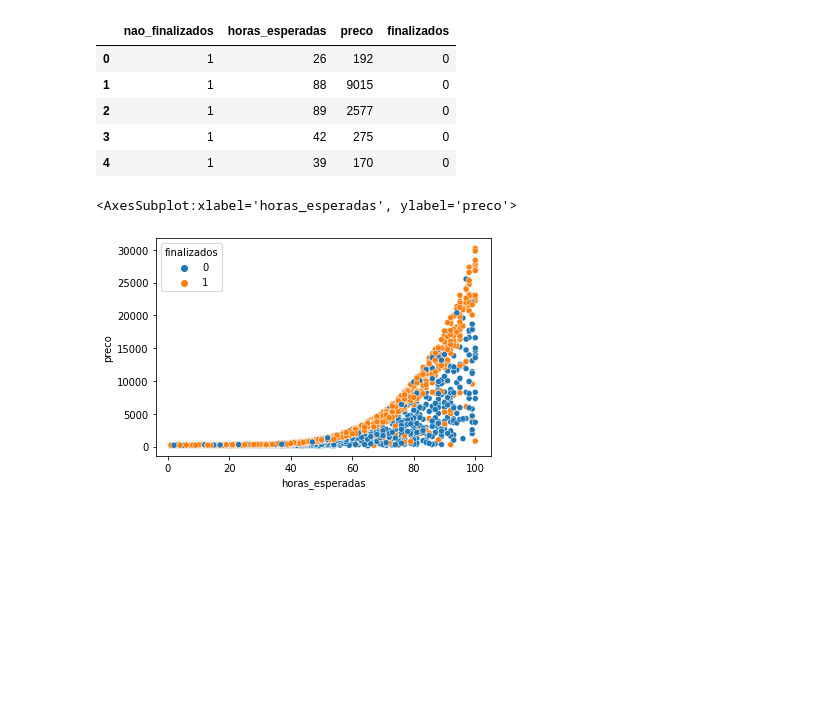
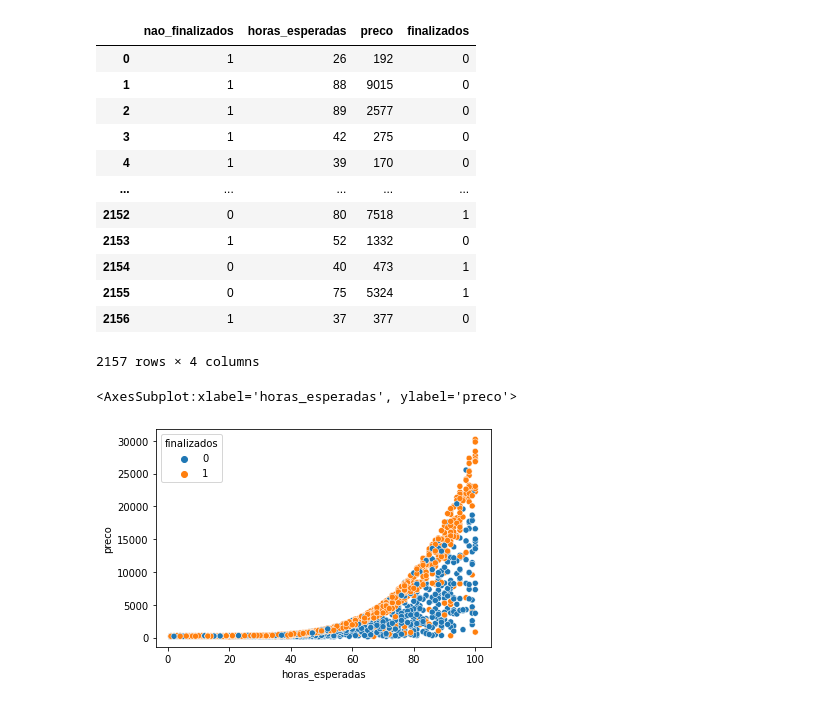
Before and after one commit to Antunes1993/cursos_alura, a Jupyter notebook: CursoMachineLearning01/Introdução Machine Learning 04 - Testando em 2 dimensões.ipynb, the cells around one changed output. Drawn from its saved outputs; the diff is of its cells as text; code cells hidden in the pictures; blank space fills up the shorter version.

```diff
--- a/CursoMachineLearning01/Introdução Machine Learning 04 - Testando em 2 dimensões.ipynb
+++ b/CursoMachineLearning01/Introdução Machine Learning 04 - Testando em 2 dimensões.ipynb
@@ -6,34 +6,41 @@ import pandas as pd
 #Projetos não finalizados: 0
 
 #Lê os dados csv
 uri = "https://gist.githubusercontent.com/guilhermesilveira/1b7d5475863c15f484ac495bd70975cf/raw/16aff7a0aee67e7c100a2a48b676a2d2d142f646/projects.csv"
 dados = pd.read_csv(uri)
 
 #Faz o mapeamento para traduzir o cabeçalho das colunas
 mapa = {
     "unfinished":"nao_finalizados",
     "expected_hours":"horas_esperadas",
     "price":"preco"
 }
 
 #Faz o mapeamento para que Finalizados = 1 e Não finalizados = 0 (para deixar mais intuitivo)
 troca = {
     0 : 1,
     1 : 0
 }
 
 #Formata o cabeçalho dos dados de acordo com o mapeamento
 dados = dados.rename(columns = mapa)
 dados['finalizados'] = dados.nao_finalizados.map(troca)
 
-dados.head()
+dados
 # %% [output]
 |  | nao_finalizados | horas_esperadas | preco | finalizados |
 | 0 | 1 | 26 | 192 | 0 |
 | 1 | 1 | 88 | 9015 | 0 |
 | 2 | 1 | 89 | 2577 | 0 |
 | 3 | 1 | 42 | 275 | 0 |
 | 4 | 1 | 39 | 170 | 0 |
+| ... | ... | ... | ... | ... |
+| 2152 | 0 | 80 | 7518 | 1 |
+| 2153 | 1 | 52 | 1332 | 0 |
+| 2154 | 0 | 40 | 473 | 1 |
+| 2155 | 0 | 75 | 5324 | 1 |
+| 2156 | 1 | 37 | 377 | 0 |
+2157 rows × 4 columns
 # %%
 import seaborn as sns
 
```
Also changed, not shown: 23 other files.
